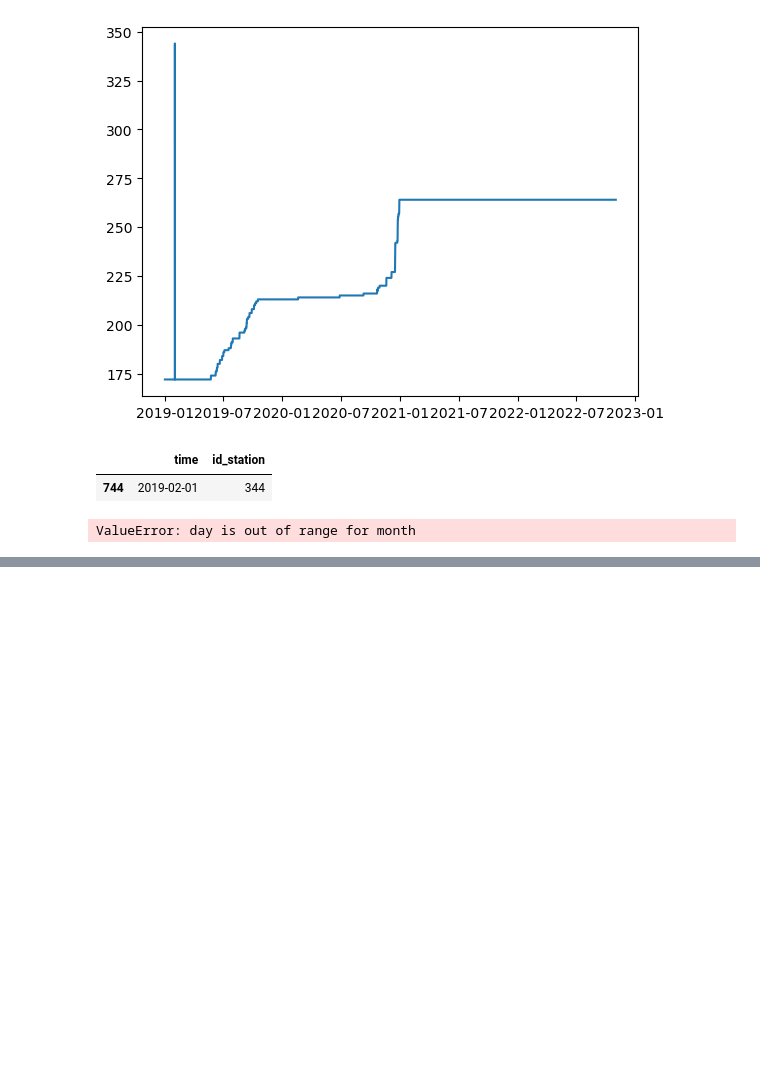
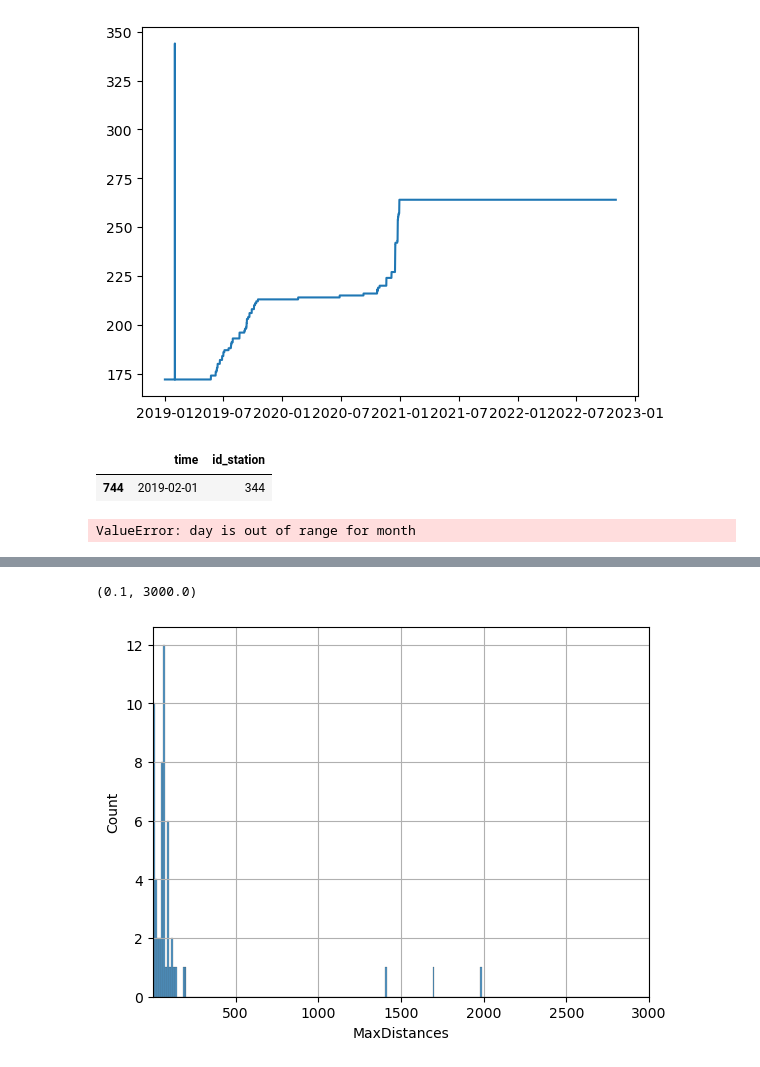
Before and after one commit to javi99/MT_predicting_BSD, a Jupyter notebook: processing/development/Data_Quality_Assessment.ipynb, the cells around one changed output, grey strips where cells are left out. Cells and saved outputs as stored; diff of their text form; code cells hidden in the pictures; blank space fills up the shorter version.

```diff
--- a/processing/development/Data_Quality_Assessment.ipynb
+++ b/processing/development/Data_Quality_Assessment.ipynb
@@ -672,0 +879,3 @@ fig.show()
+# %%
+hist_stations_df = hist_stations_df.drop(["latitude", "longitude"], axis = 1)
+hist_stations_df = pd.merge(hist_stations_df, grouped_numbers[["number", "latitude", "longitude"]], how="left", on="number")
@@ -672,0 +908,8 @@ fig.show()
+# %%
+def get_unique_combinations(group):
+    unique_combinations = group[['latitude', 'longitude']].drop_duplicates().values.tolist()
+    combination_count = len(unique_combinations)
+    return pd.Series([unique_combinations, combination_count], index=['UniqueCombinations', 'CombinationCount'])
+
+# Group by 'Column1' and apply custom aggregation function
+grouped_numbers = hist_stations_df.groupby('number').apply(lambda group: get_unique_combinations(group)).reset_index()
@@ -672,0 +956,8 @@ fig.show()
+# %%
+def get_unique_combinations(group):
+    unique_combinations = group.drop_duplicates().values.tolist()
+    combination_count = len(unique_combinations)
+    return pd.Series([unique_combinations, combination_count], index=['UniqueCombinations', 'CombinationCount'])
+
+# Group by 'Column1' and apply custom aggregation function
+grouped_numbers = hist_stations_df.groupby('number').apply(lambda group: get_unique_combinations(group[["latitude", "longitude"]])).reset_index()
@@ -672,0 +1027,16 @@ fig.show()
+# %%
+import numpy as np
+# Define the binwidth
+binwidth = 30
+
+ax = sns.histplot(data=grouped_numbers[grouped_numbers["MaxDistances"] > 0]["MaxDistances"], bins=300)
+
+# Set the x-axis scale to linear
+ax.set(xscale="linear")
+
+ax.grid()
+# Set the x-axis limits
+ax.set_xlim(0.1, 3000)
+# %% [output]
+(0.1, 3000.0)
+[figure, added]
```
Also changed, not shown: parts of 33 cells of this notebook, 1 other file.
